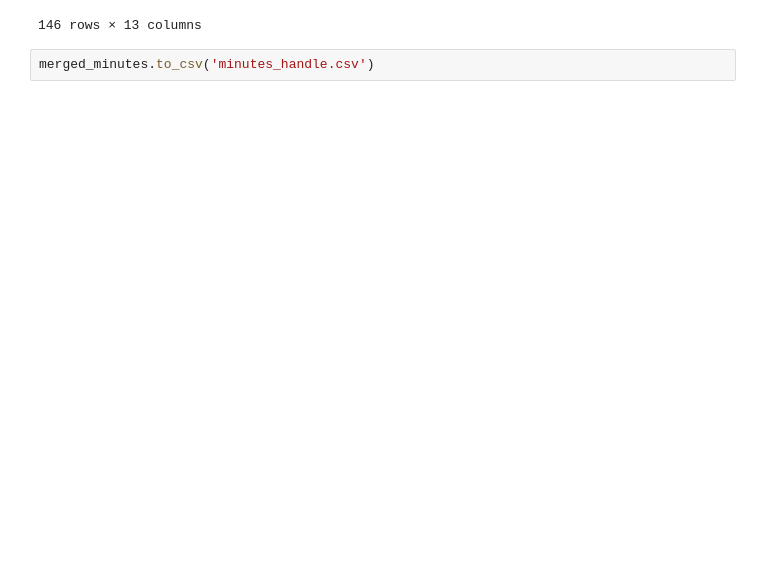
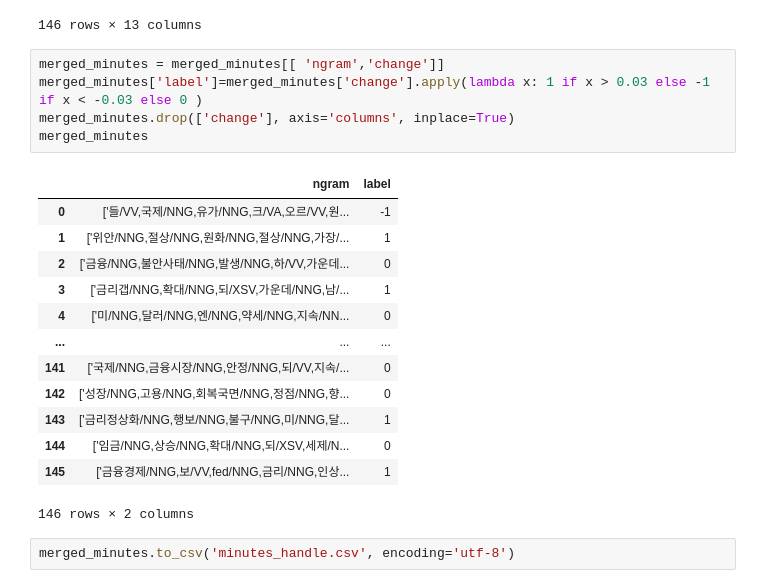
Before and after one commit to Jisang-hwang93/BOK_Report_Team1, a Jupyter notebook: 의사록 섹션분리&콜금리머지.ipynb, the cells around one changed output. Drawn from its saved outputs; the diff is of its cells as text; blank space fills up the shorter version.

Commit message:
minutes_update

```diff
--- a/의사록 섹션분리&콜금리머지.ipynb
+++ b/의사록 섹션분리&콜금리머지.ipynb
@@ -550,5 +550,24 @@ merged_minutes[merged_minutes['change'].notna()] #146개 모두 정상적으로
 | 144 | 2017-10-19 | 0 金融通貨委員會 議事錄\n\n\t\t\t\t\t\t\t\t... | [일부 위원은 최근 미국에서는 임금상승세가 확대되고 세제개혁... | [0] | 43 | 0 | ... |
 | 145 | 2017-11-30 | 0 金融通貨委員會 議事錄\n\n\t\t\t\t\t\t\t\t... | [일부 위원은 최근 미국의 금융·경제상황을 보면 금년 12월... | [0] | 34 | 0 | ... |
 146 rows × 13 columns
+# %%
+merged_minutes = merged_minutes[[ 'ngram','change']]
+merged_minutes['label']=merged_minutes['change'].apply(lambda x: 1 if x > 0.03 else -1 if x < -0.03 else 0 )
+merged_minutes.drop(['change'], axis='columns', inplace=True)
+merged_minutes
+# %% [output]
+|  | ngram | label |
+| 0 | ['들/VV,국제/NNG,유가/NNG,크/VA,오르/VV,원... | -1 |
+| 1 | ['위안/NNG,절상/NNG,원화/NNG,절상/NNG,가장/... | 1 |
+| 2 | ['금융/NNG,불안사태/NNG,발생/NNG,하/VV,가운데... | 0 |
+| 3 | ['금리갭/NNG,확대/NNG,되/XSV,가운데/NNG,남/... | 1 |
+| 4 | ['미/NNG,달러/NNG,엔/NNG,약세/NNG,지속/NN... | 0 |
+| ... | ... | ... |
+| 141 | ['국제/NNG,금융시장/NNG,안정/NNG,되/VV,지속/... | 0 |
+| 142 | ['성장/NNG,고용/NNG,회복국면/NNG,정점/NNG,향... | 0 |
+| 143 | ['금리정상화/NNG,행보/NNG,불구/NNG,미/NNG,달... | 1 |
+| 144 | ['임금/NNG,상승/NNG,확대/NNG,되/XSV,세제/N... | 0 |
+| 145 | ['금융경제/NNG,보/VV,fed/NNG,금리/NNG,인상... | 1 |
+146 rows × 2 columns
 # %%
-merged_minutes.to_csv('minutes_handle.csv')
+merged_minutes.to_csv('minutes_handle.csv', encoding='utf-8')
```
